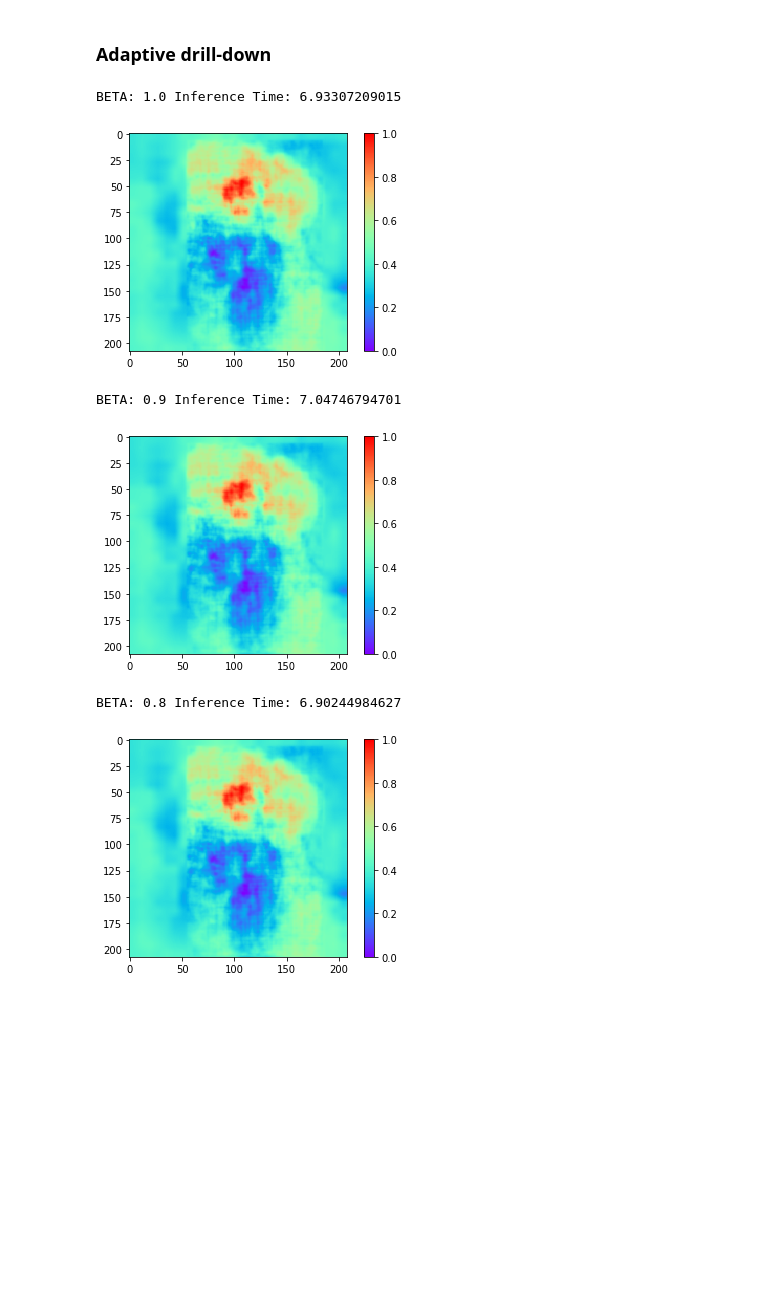
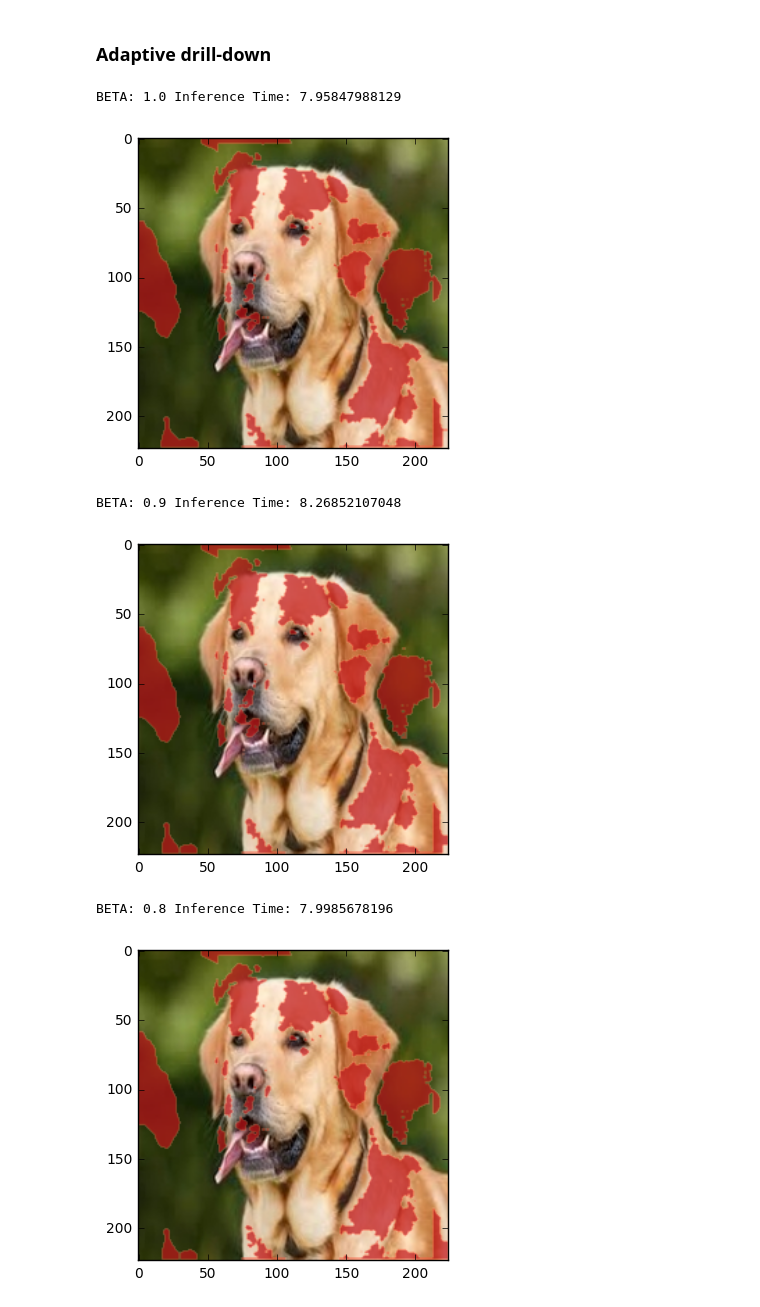
Before and after one commit to xil222/krypton, a Jupyter notebook: notebooks/cuda_impl_resnet18.ipynb, the cells around one changed output. Drawn from its saved outputs; the diff is of its cells as text; code cells hidden in the pictures; blank space fills up the shorter version.

```diff
--- a/notebooks/cuda_impl_resnet18.ipynb
+++ b/notebooks/cuda_impl_resnet18.ipynb
@@ -19,10 +19,13 @@ from cnn.resnet18_inc_v1 import IncrementalResNet18V1
 
 image_file_path = "../cnn/dog_resized.jpg"
 interested_logit_index = 208
+# %%
+patch_size = 5
+stride = 1
 # %%
 # torch.cuda.synchronize()
 prev_time = time.time()
-outputs_full = full_inference_e2e(ResNet18, image_file_path, 16, 1, interested_logit_index, batch_size=128)
+outputs_full = full_inference_e2e(ResNet18, image_file_path, patch_size, stride, interested_logit_index, batch_size=128)
 torch.cuda.synchronize()
 full_inference_time = time.time() - prev_time
 print("Full Inference Time: " + str(full_inference_time))
@@ -49,17 +50,14 @@ def inc_inference(beta, patch_size=4, stride=1, adaptive=False):
     torch.cuda.synchronize()
     if not adaptive:
         outputs_inc = inc_inference_e2e(IncrementalResNet18V2, image_file_path, patch_size, stride, interested_logit_index,
-                                  batch_size=128, beta=beta)
+                                  batch_size=128, beta=beta, num_batches=-1)
     else:
         outputs_inc = adaptive_drilldown(IncrementalResNet18V2, image_file_path, patch_size, stride, interested_logit_index,
-                                    batch_size=128, beta=beta, percentile=20)
+                                    batch_size=128, beta=beta, percentile=20, num_batches=-1)
 
     torch.cuda.synchronize()
     x = outputs_inc
 
-    #if beta != 1.0:
-    #    x = ndimage.gaussian_filter(x, sigma=0.75*(0.5/beta)**2)
-
     xmax, xmin = x.max(), x.min()
     x = 1 - (x - xmin)/(xmax - xmin)
     return x
@@ -68,18 +66,16 @@ def inc_inference(beta, patch_size=4, stride=1, adaptive=False):
 # %%
 outputs_full_final = np.loadtxt('temp')
 times = []
-mse = []
+score = []
 
 for beta in [1.0, 0.9, 0.8, 0.7, 0.6, 0.5, 0.4, 0.3]:
     prev_time = time.time()
-    outputs_inc_final = inc_inference(beta, patch_size=16, stride=1)
+    outputs_inc_final = inc_inference(beta, patch_size=patch_size, stride=stride)
     inc_inference_time = time.time()-prev_time
     times.append(inc_inference_time)
-    mse.append(((outputs_inc_final - outputs_full_final) ** 2).mean(axis=None))
+    score.append(1-heatmap_f1_score(outputs_full_final, outputs_inc_final))
 
-    plt.imshow(outputs_inc_final, cmap=plt.cm.rainbow, interpolation='none')
-    plt.colorbar()
     label = "BETA: " + str(beta) +" Inference Time: " + str(inc_inference_time)
     print(label)
-    plt.show()
+    show_heatmap_on_image(image_file_path, outputs_inc_final, patch_size, stride)
 # %% [output]
@@ -109,29 +105,27 @@ Text(0,0.5,u'MSE')
 # %%
 outputs_full_final = np.loadtxt('temp')
 times = []
-mse = []
+score = []
 
 for beta in [1.0, 0.9, 0.8, 0.7, 0.6, 0.5, 0.4, 0.3]:
     prev_time = time.time()
-    outputs_inc_final = inc_inference(beta, patch_size=16, stride=1, adaptive=True)
+    outputs_inc_final = inc_inference(beta, patch_size=patch_size, stride=stride, adaptive=True)
     inc_inference_time = time.time()-prev_time
     times.append(inc_inference_time)
-    mse.append(((outputs_inc_final - outputs_full_final) ** 2).mean(axis=None))
+    score.append(1-heatmap_f1_score(outputs_full_final, outputs_inc_final))
 
-    plt.imshow(outputs_inc_final, cmap=plt.cm.rainbow, interpolation='none')
-    plt.colorbar()
     label = "BETA: " + str(beta) +" Inference Time: " + str(inc_inference_time)
     print(label)
-    plt.show()
+    show_heatmap_on_image(image_file_path, outputs_inc_final, patch_size, stride)
 
-plt.plot(times, mse, marker='o')
+plt.plot(times, score, marker='o')
 plt.grid()
 plt.xlabel('runtime (s)')
-plt.ylabel('MSE')
+plt.ylabel('1 - F1_Score')
 # %% [output]
-BETA: 1.0 Inference Time: 6.93307209015
+BETA: 1.0 Inference Time: 7.95847988129
-[figure, old version]
+[figure, new version]
-BETA: 0.9 Inference Time: 7.04746794701
+BETA: 0.9 Inference Time: 8.26852107048
-[figure, old version]
+[figure, new version]
-BETA: 0.8 Inference Time: 6.90244984627
+BETA: 0.8 Inference Time: 7.9985678196
-[figure, old version]
+[figure, new version]
```
Also changed, not shown: parts of 8 cells of this notebook, 18 other files.
